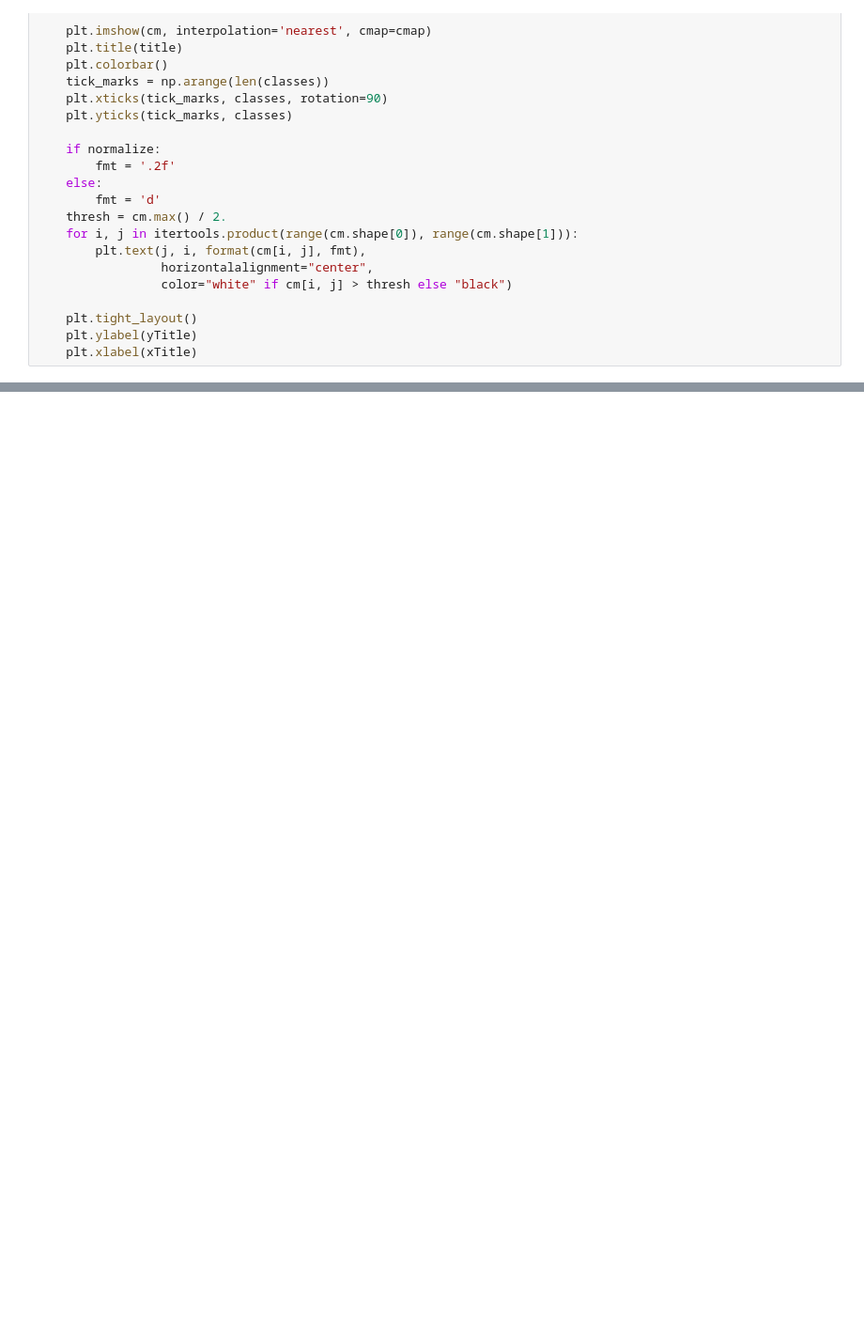
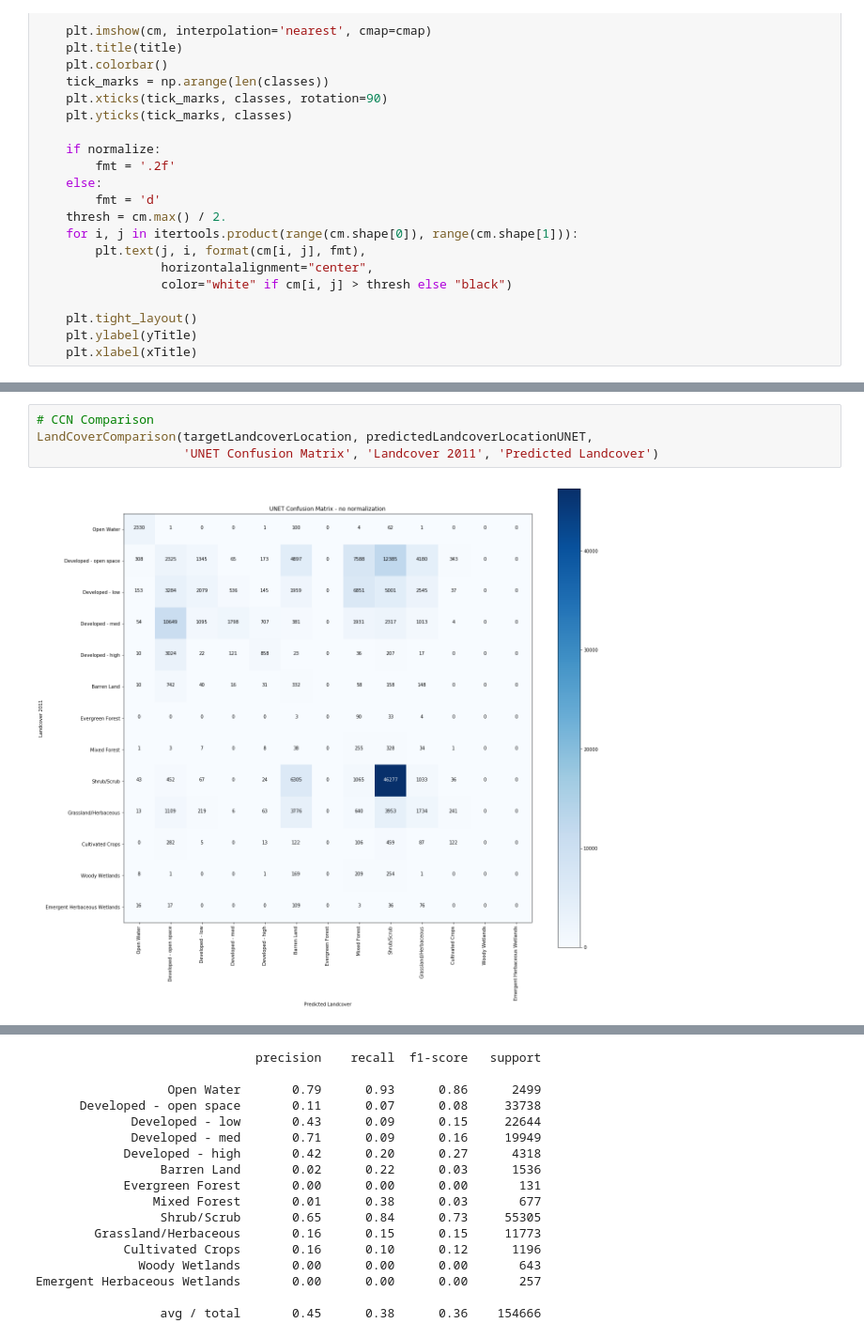
Before and after one commit to mas-dse-smkwan/mas-fuelmap-2018, a Jupyter notebook: notebooks/Images/Landcover Comparison.ipynb, the cells around one changed output, grey strips where cells are left out. Shown at 94% size. Saved outputs shown, nothing was run; the diff lists cells and outputs as text; blank space fills up the shorter version.

```diff
--- a/notebooks/Images/Landcover Comparison.ipynb
+++ b/notebooks/Images/Landcover Comparison.ipynb
@@ -127,0 +137,6 @@ Emergent Herbaceous Wetlands       0.00      0.00      0.00       257
+# %%
+# CCN Comparison
+LandCoverComparison(targetLandcoverLocation, predictedLandcoverLocationUNET,
+                    'UNET Confusion Matrix', 'Landcover 2011', 'Predicted Landcover')
+# %% [output]
+[figure, added]
@@ -127,0 +144,17 @@ Emergent Herbaceous Wetlands       0.00      0.00      0.00       257
+                              precision    recall  f1-score   support
+
+                  Open Water       0.79      0.93      0.86      2499
+      Developed - open space       0.11      0.07      0.08     33738
+             Developed - low       0.43      0.09      0.15     22644
+             Developed - med       0.71      0.09      0.16     19949
+            Developed - high       0.42      0.20      0.27      4318
+                 Barren Land       0.02      0.22      0.03      1536
+            Evergreen Forest       0.00      0.00      0.00       131
+                Mixed Forest       0.01      0.38      0.03       677
+                 Shrub/Scrub       0.65      0.84      0.73     55305
+        Grassland/Herbaceous       0.16      0.15      0.15     11773
+            Cultivated Crops       0.16      0.10      0.12      1196
+              Woody Wetlands       0.00      0.00      0.00       643
+Emergent Herbaceous Wetlands       0.00      0.00      0.00       257
+
+                 avg / total       0.45      0.38      0.36    154666
```
Also changed, not shown: parts of 6 cells of this notebook, 6 other files.
